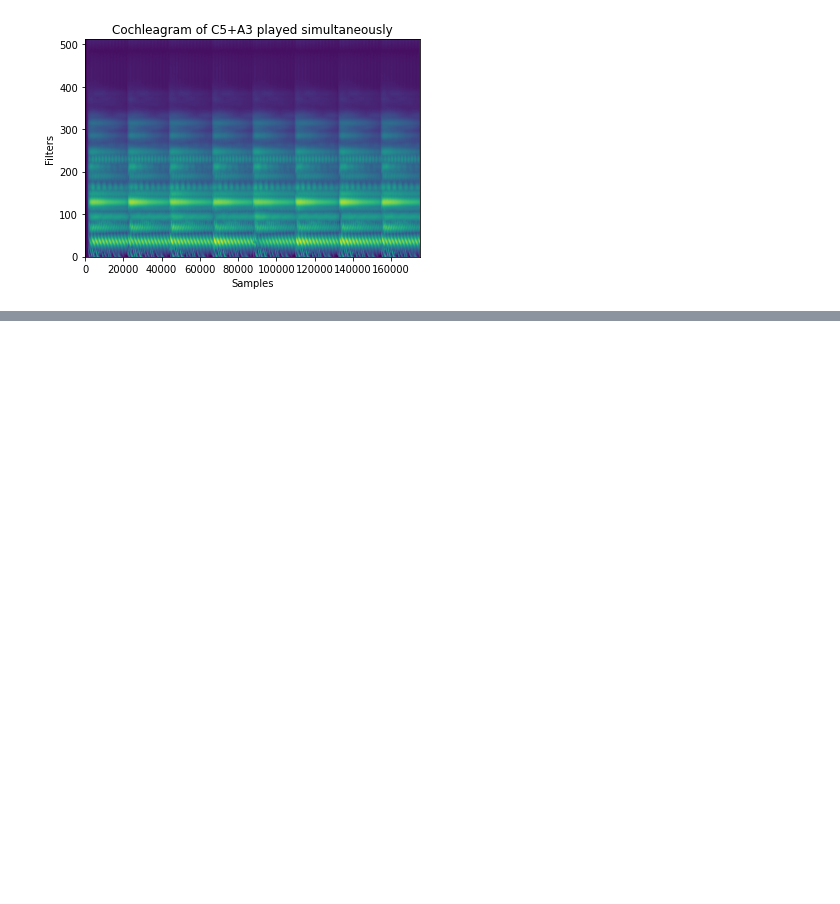
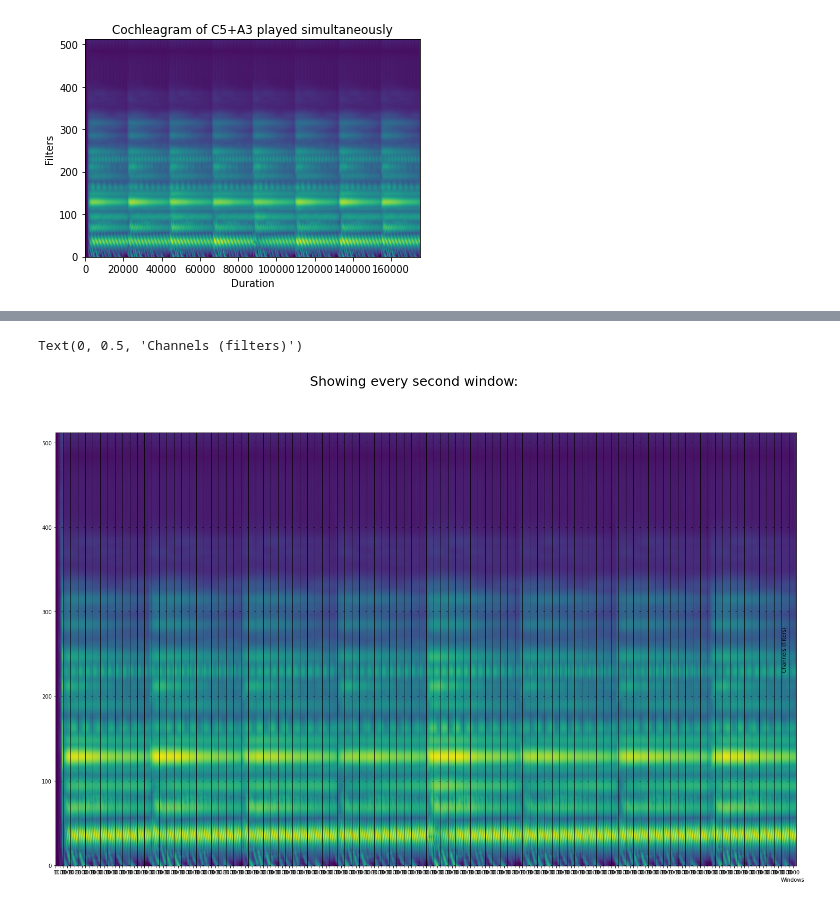
Before and after one commit to salveron/bachelors_thesis, a Jupyter notebook: notebooks/experiments.ipynb, the cells around one changed output, grey strips where cells are left out. Saved outputs shown, nothing was run; the diff lists cells and outputs as text; code cells hidden in the pictures; blank space fills up the shorter version.

Commit message:
Windowing and RMS

```diff
--- a/notebooks/experiments.ipynb
+++ b/notebooks/experiments.ipynb
@@ -152,16 +134,29 @@ restructured = RestructureFilterbank(sound_c5_a3, indexmapping=[0])
 gammatone = Gammatone(restructured, cf)
 cochlea = FunctionFilterbank(gammatone, lambda x: clip(x, 0, Inf)**(1.0/3.0))
 lowpass = LowPass(cochlea, 10*Hz)
-output = lowpass.process()
+output = lowpass.process().T
 print(f"Duration: {sound_c5_a3.duration}, nsamples: {sound_c5_a3.nsamples}, "
       f"samplerate: {sound_c5_a3.nsamples / sound_c5_a3.duration}")
-print(output.T.shape)
-imshow(output.T, origin='lower', aspect='auto', vmin=0)
+print(output.shape)
+imshow(output, origin='lower', aspect='auto', vmin=0)
 title("Cochleagram of C5+A3 played simultaneously")
-xlabel("Samples")
+xlabel("Duration")
 ylabel("Filters")
 show()
 # %% [output]
 Duration: 3.97061224 s, nsamples: 175104, samplerate: 44.1 kHz
 (512, 175104)
 [figure]
+# %%
+import skimage
+window_length_s = 10 * msecond
+window_length = int(window_length_s * sound_c5_a3.nsamples)
+window_shape = (output.shape[0], window_length)
+overlap_s = 5 * msecond
+overlap = int(overlap_s * sound_c5_a3.nsamples)
+
+print(f"Applying windowing to {sound_c5_a3.nsamples} samples:\n"""
+      f"Window: {window_length_s} ({window_length} samples), shape: {window_shape}\n"
+      f"Overlap: {overlap_s} ({overlap} samples)\n")
+windows = skimage.util.view_as_windows(output, window_shape, overlap).squeeze()
+print(f"Shape of the result: {windows.shape}\nFirst window {windows[0].shape}:\n{windows[0]}")
@@ -167,0 +177,13 @@ Duration: 3.97061224 s, nsamples: 175104, samplerate: 44.1 kHz
+# %%
+windows_to_plot = windows[::2]
+fig, axs = plt.subplots(ncols=windows_to_plot.shape[0], sharey="all", figsize=(25, 15))
+subplots_adjust(wspace=.001)
+for i, ax in enumerate(axs):
+    ax.imshow(windows_to_plot[i], origin='lower', aspect='auto', vmin=0)
+
+suptitle("Showing every second window:", fontsize=25)
+xlabel("Windows")
+ylabel("Channels (filters)")
+# %% [output]
+Text(0, 0.5, 'Channels (filters)')
+[figure, added]
```
Also changed, not shown: parts of 4 cells of this notebook.
